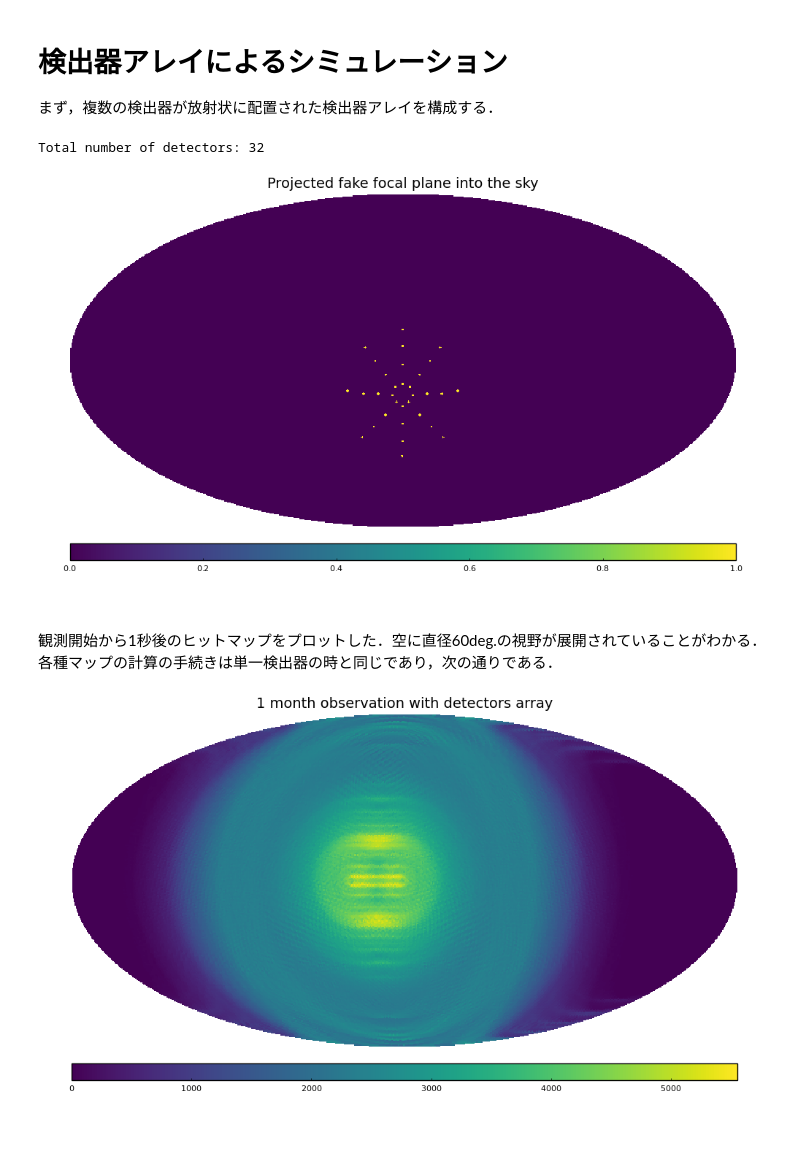
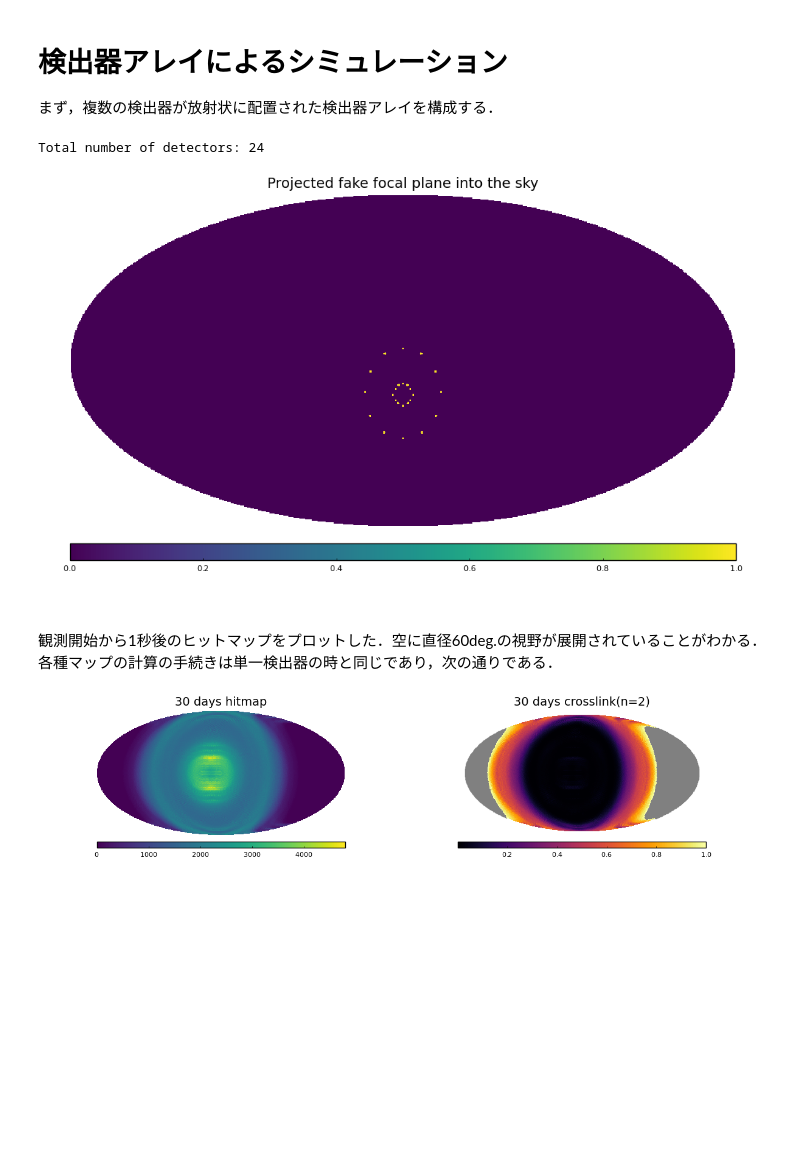
Before and after one commit to yusuke-takase/Falcons.jl, a Jupyter notebook: tutorial/Julia_in_Physics_2021_detail.ipynb, the cells around one changed output. Drawn from its saved outputs; the diff is of its cells as text; code cells hidden in the pictures; blank space fills up the shorter version.

Commit message:
large update: some function summarized to 2 files under the /src. get_pointings_tuple's bug was fixed

```diff
--- a/tutorial/Julia_in_Physics_2021_detail.ipynb
+++ b/tutorial/Julia_in_Physics_2021_detail.ipynb
@@ -139,3 +134,12 @@ pointings["psi"]   # Array
 また，Hitmapを作成するためには`angtod2hitmap`関数を使用すれば良い．引数はNsideと$\theta, \phi$のTODである．
 
 上の使用例は原理的なもので，実際にPointing計算からHitmapの作成は`ScanningStrategy2map`関数で容易に行うことができる．
+# %%
+function array2map(map_array::Array)
+    nside = npix2nside(length(map_array))
+    m = HealpixMap{Float64, RingOrder}(nside)
+    m.pixels .= map_array
+    return m
+end
+
+hitmap, hmap = ScanningStrategy2map(ss, division=4, nmax=5)
@@ -296,23 +297,22 @@ println("Total number of detectors: ", length(fake_focalplane_theta))
 ss.FP_theta = fake_focalplane_theta # Boresightを中心とした(theta*cos(phi), theta*sin(phi))となる座標系
 ss.FP_phi = fake_focalplane_phi
 ss.duration = 1
-outmap = ScanningStrategy2map(ss, 1);
+hitmap_multi, hmap_multi = ScanningStrategy2map(ss, division=1, nmax=5);
 
-focalplane = HealpixMap{Float64, RingOrder}(ss.nside)
-focalplane.pixels = outmap[1]
-Plots.plot(focalplane, c=:viridis, title="Projected fake focal plane into the sky", size=(1000,600))
+
+Plots.plot(hitmap_multi |> array2map , c=:viridis, title="Projected fake focal plane into the sky", size=(1000,600))
 # %% [output]
-Total number of detectors: 32
+Total number of detectors: 24
-[figure, old version]
+[figure, new version]
 # %% [markdown]
 観測開始から1秒後のヒットマップをプロットした．空に直径60deg.の視野が展開されていることがわかる．
 各種マップの計算の手続きは単一検出器の時と同じであり，次の通りである．
+# %%
+ss.duration = 30day
+hitmap_multi, hmap_multi = ScanningStrategy2map(ss, division=1, nmax=5);
 # %%
-ss.duration = 30day
-outmap = ScanningStrategy2map(ss, 6);
-
-multi_det = HealpixMap{Float64, RingOrder}(ss.nside)
-multi_det.pixels = outmap[1]
-Plots.plot(multi_det, c=:viridis, title="1 month observation with detectors array", size=(1000,600))
+hit = Plots.plot(hitmap_multi |> array2map, c=:viridis, title="30 days hitmap")
+xlink = Plots.plot(hmap_multi[:,2] |> array2map, title="30 days crosslink(n=2)")
+Plots.plot(hit, xlink, layout=(1,2), size=(1200,300))
 # %% [output]
-[figure, old version]
+[figure, new version]
```
Also changed, not shown: parts of 11 cells of this notebook, 9 other files.
